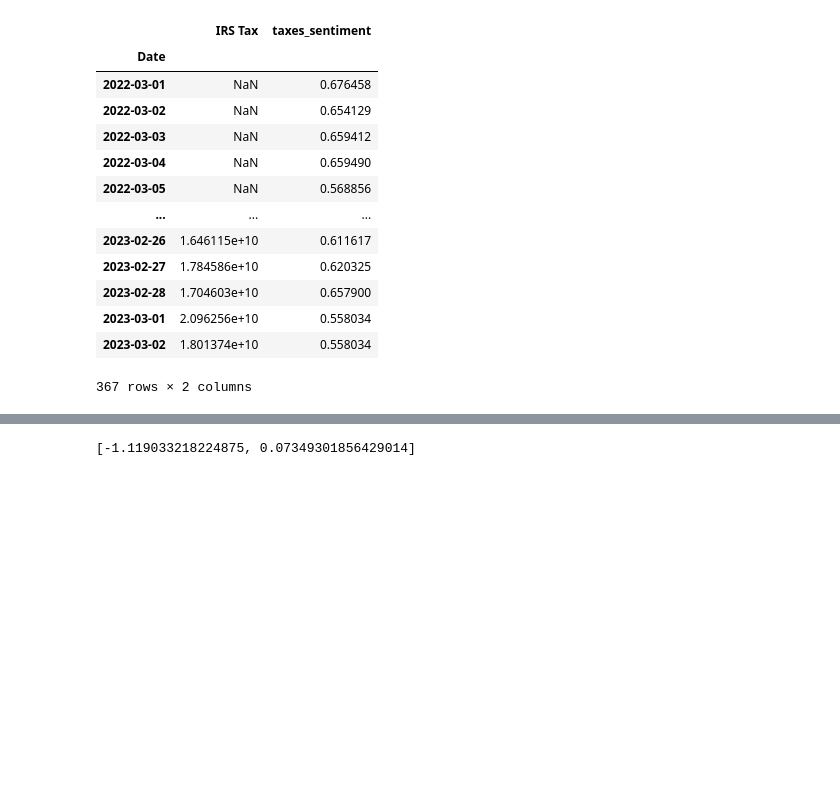
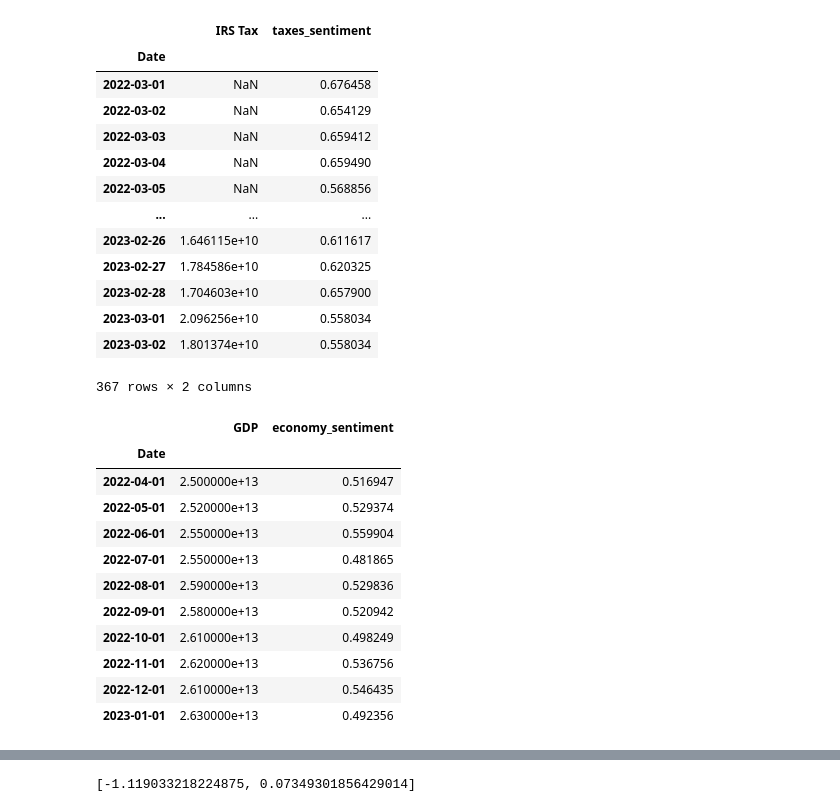
Before and after one commit to danielosetiawan/NLP_sentiment_analysis, a Jupyter notebook: Plotly - Sentiment v. Stock & Topics.ipynb, the cells around one changed output, grey strips where cells are left out. Saved outputs shown, nothing was run; the diff lists cells and outputs as text; code cells hidden in the pictures; blank space fills up the shorter version.

```diff
--- a/Plotly - Sentiment v. Stock & Topics.ipynb
+++ b/Plotly - Sentiment v. Stock & Topics.ipynb
@@ -516,0 +531,16 @@ data
+# %%
+data = topics_df[['Date', 'GDP', f'economy_sentiment']].groupby(['Date']).mean().dropna()
+data
+# %% [output]
+|  | GDP | economy_sentiment |
+| Date |  |  |
+| 2022-04-01 | 2.500000e+13 | 0.516947 |
+| 2022-05-01 | 2.520000e+13 | 0.529374 |
+| 2022-06-01 | 2.550000e+13 | 0.559904 |
+| 2022-07-01 | 2.550000e+13 | 0.481865 |
+| 2022-08-01 | 2.590000e+13 | 0.529836 |
+| 2022-09-01 | 2.580000e+13 | 0.520942 |
+| 2022-10-01 | 2.610000e+13 | 0.498249 |
+| 2022-11-01 | 2.620000e+13 | 0.536756 |
+| 2022-12-01 | 2.610000e+13 | 0.546435 |
+| 2023-01-01 | 2.630000e+13 | 0.492356 |
```
Also changed, not shown: parts of 10 cells of this notebook, 29 other files.
